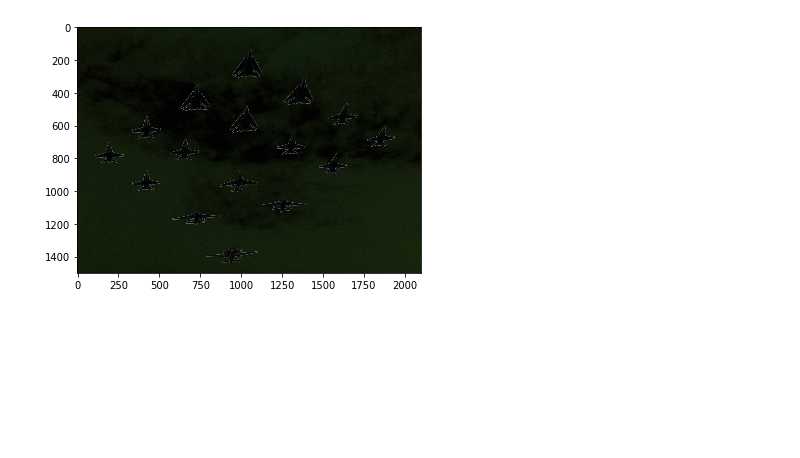
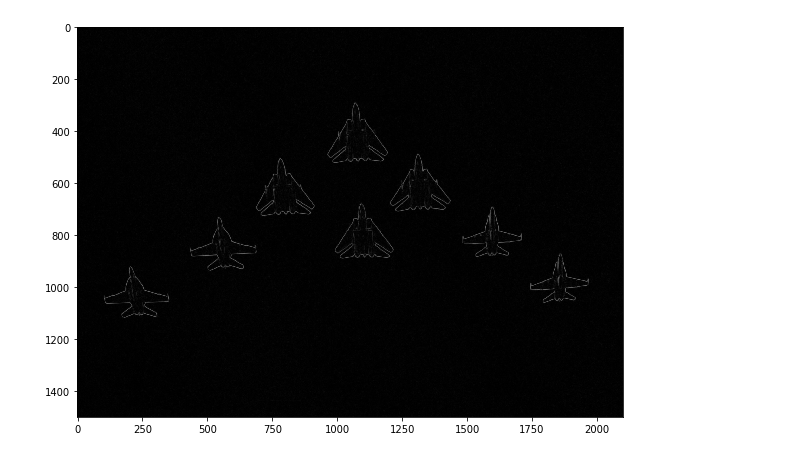
Before and after one commit to feliksczart/kck, a Jupyter notebook: lab4/src/main.ipynb, the cells around one changed output. Saved outputs shown, nothing was run; the diff lists cells and outputs as text; code cells hidden in the pictures; blank space fills up the shorter version.

```diff
--- a/lab4/src/main.ipynb
+++ b/lab4/src/main.ipynb
@@ -7,20 +0,0 @@ from matplotlib import pyplot as plt
-# %%
-def main():
-    img = Load.img('samolot00.jpg')
-    #io.imshow(img)
-    #plt.show()
-
-    # Filter.gray(img)
-    # Filter.median(img)
-    # Filter.gaussian(img)
-    # Filter.sobel(img)
-    # Filter.canny()
-    # Filter.dilation(img)
-    # Filter.erosion(img)
-    # Filter.contur3(img)
-
-
-if __name__ == '__main__':
-    main()
-# %% [output]
-[figure, removed]
@@ -26,0 +16,9 @@ if __name__ == '__main__':
+# %%
+class Load:
+    def __init__(self):
+        return
+
+    @staticmethod
+    def img(file):
+        img = os.path.join('C:/Users/czart/Desktop/Studia/kck/lab4/res/', file)
+        return img
@@ -26,0 +134,16 @@ if __name__ == '__main__':
+# %%
+# Jak wczytujemy obrazek od razu do contur3, jego tablica jest 3d, a jak obrobimy go wczesniej jakąś funkcją do filtrowania
+# typu gray, to jego tablica jest 2d
+def main():
+    img = Load.img('samolot05.jpg')
+    #io.imshow(img)
+    #plt.show()
+
+    i = Filter.gray(img)
+    Filter.contur3(i)
+
+
+if __name__ == '__main__':
+    main()
+# %% [output]
+[figure, added]
```
Also changed, not shown: parts of 3 cells of this notebook, 2 other files.
